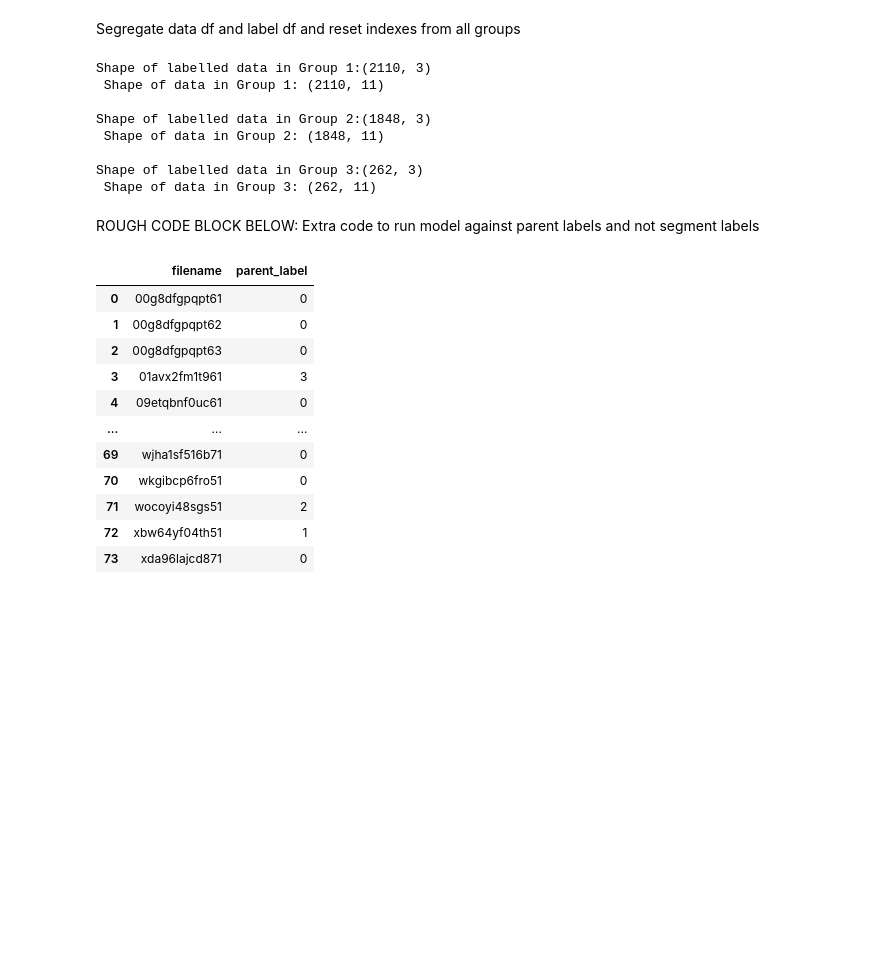
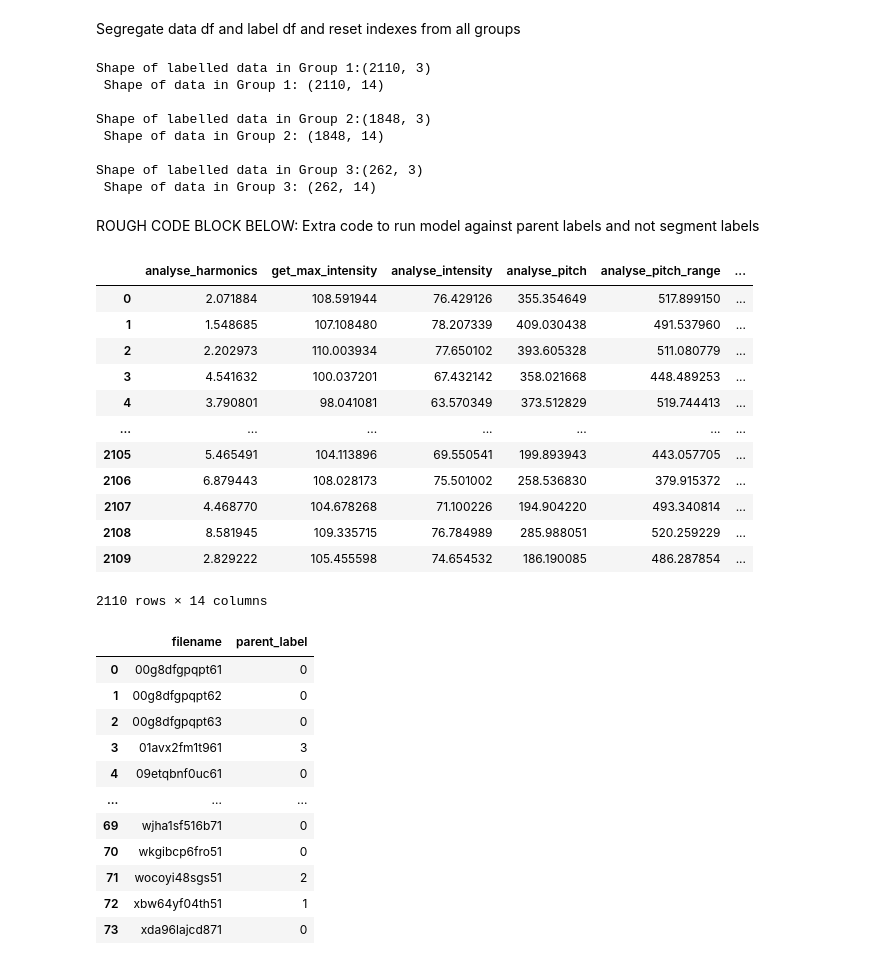
Before and after one commit to TheSameerAhmed/anger-detection-ml, a Jupyter notebook: modelling/modelling.ipynb, the cells around one changed output. Saved outputs shown, nothing was run; the diff lists cells and outputs as text; code cells hidden in the pictures; blank space fills up the shorter version.

```diff
--- a/modelling/modelling.ipynb
+++ b/modelling/modelling.ipynb
@@ -197,13 +217,13 @@ Segregate data df and label df and reset indexes from all groups
 feature_labels = ['parent_label_train', 'segment_label_train', 'noisy_train']
 
 label_df = aggression_data_df.filter(items=feature_labels)
-aggression_df = aggression_data_df.drop(columns=feature_labels)
+aggression_df = aggression_data_df#.drop(columns=feature_labels)
 
 label_non_noisy_df = non_noisy_df.filter(items=feature_labels)
-aggression_non_noisy_df = non_noisy_df.drop(columns=feature_labels)
+aggression_non_noisy_df = non_noisy_df#.drop(columns=feature_labels)
 
 label_noisy_df = noisy_df.filter(items=feature_labels)
-aggression_noisy_df = noisy_df.drop(columns=feature_labels)
+aggression_noisy_df = noisy_df#.drop(columns=feature_labels)
 
 label_df.reset_index(drop=True, inplace=True)
 aggression_df.reset_index(drop=True, inplace=True)
@@ -219,15 +239,31 @@ print(f"Shape of labelled data in Group 2:{label_non_noisy_df.shape} \n Shape of
 print(f"Shape of labelled data in Group 3:{label_noisy_df.shape} \n Shape of data in Group 3: {aggression_noisy_df.shape}\n")
 # %% [output]
 Shape of labelled data in Group 1:(2110, 3)
- Shape of data in Group 1: (2110, 11)
+ Shape of data in Group 1: (2110, 14)
 
 Shape of labelled data in Group 2:(1848, 3)
- Shape of data in Group 2: (1848, 11)
+ Shape of data in Group 2: (1848, 14)
 
 Shape of labelled data in Group 3:(262, 3)
- Shape of data in Group 3: (262, 11)
+ Shape of data in Group 3: (262, 14)
 # %% [markdown]
 ROUGH CODE BLOCK BELOW: Extra code to run model against parent labels and not segment labels
+# %%
+aggression_df #label_df
+# %% [output]
+|  | analyse_harmonics | get_max_intensity | analyse_intensity | analyse_pitch | analyse_pitch_range | ... |
+| 0 | 2.071884 | 108.591944 | 76.429126 | 355.354649 | 517.899150 | ... |
+| 1 | 1.548685 | 107.108480 | 78.207339 | 409.030438 | 491.537960 | ... |
+| 2 | 2.202973 | 110.003934 | 77.650102 | 393.605328 | 511.080779 | ... |
+| 3 | 4.541632 | 100.037201 | 67.432142 | 358.021668 | 448.489253 | ... |
+| 4 | 3.790801 | 98.041081 | 63.570349 | 373.512829 | 519.744413 | ... |
+| ... | ... | ... | ... | ... | ... | ... |
+| 2105 | 5.465491 | 104.113896 | 69.550541 | 199.893943 | 443.057705 | ... |
+| 2106 | 6.879443 | 108.028173 | 75.501002 | 258.536830 | 379.915372 | ... |
+| 2107 | 4.468770 | 104.678268 | 71.100226 | 194.904220 | 493.340814 | ... |
+| 2108 | 8.581945 | 109.335715 | 76.784989 | 285.988051 | 520.259229 | ... |
+| 2109 | 2.829222 | 105.455598 | 74.654532 | 186.190085 | 486.287854 | ... |
+2110 rows × 14 columns
 # %%
 # print(aggression_noisy_df.tail(10))
 
```
Also changed, not shown: parts of 12 cells of this notebook, 1 other file.
